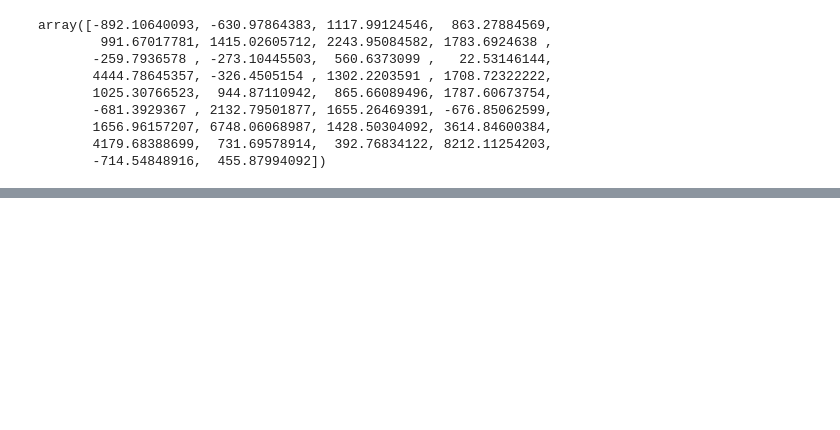
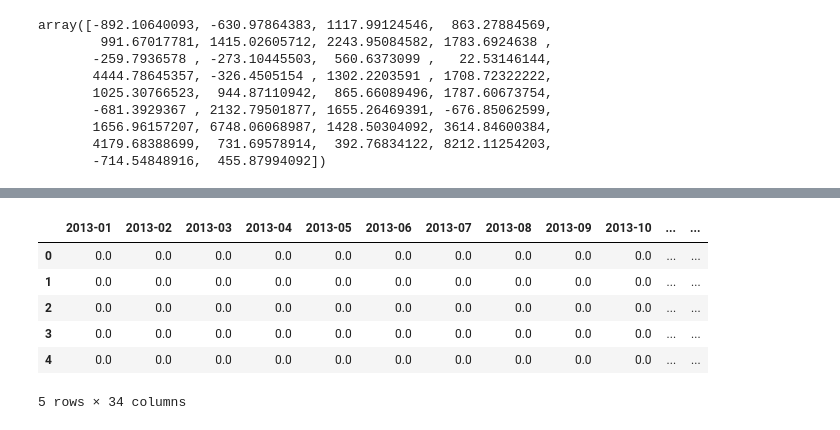
Before and after one commit to syash12/Predicting-Future-Sales, a Jupyter notebook: final-project.ipynb, the cells around one changed output, grey strips where cells are left out. Drawn from its saved outputs; the diff is of its cells as text; code cells hidden in the pictures; blank space fills up the shorter version.

```diff
--- a/final-project.ipynb
+++ b/final-project.ipynb
@@ -331,0 +407,11 @@ array([-892.10640093, -630.97864383, 1117.99124546,  863.27884569,
+# %%
+df_test = df_test.drop(labels=['ID', 'shop_id', 'item_id'], axis=1)
+df_test.head()
+# %% [output]
+|  | 2013-01 | 2013-02 | 2013-03 | 2013-04 | 2013-05 | 2013-06 | 2013-07 | 2013-08 | 2013-09 | 2013-10 | ... | ... |
+| 0 | 0.0 | 0.0 | 0.0 | 0.0 | 0.0 | 0.0 | 0.0 | 0.0 | 0.0 | 0.0 | ... | ... |
+| 1 | 0.0 | 0.0 | 0.0 | 0.0 | 0.0 | 0.0 | 0.0 | 0.0 | 0.0 | 0.0 | ... | ... |
+| 2 | 0.0 | 0.0 | 0.0 | 0.0 | 0.0 | 0.0 | 0.0 | 0.0 | 0.0 | 0.0 | ... | ... |
+| 3 | 0.0 | 0.0 | 0.0 | 0.0 | 0.0 | 0.0 | 0.0 | 0.0 | 0.0 | 0.0 | ... | ... |
+| 4 | 0.0 | 0.0 | 0.0 | 0.0 | 0.0 | 0.0 | 0.0 | 0.0 | 0.0 | 0.0 | ... | ... |
+5 rows × 34 columns
```
Also changed, not shown: parts of 18 cells of this notebook, 1 other file.
